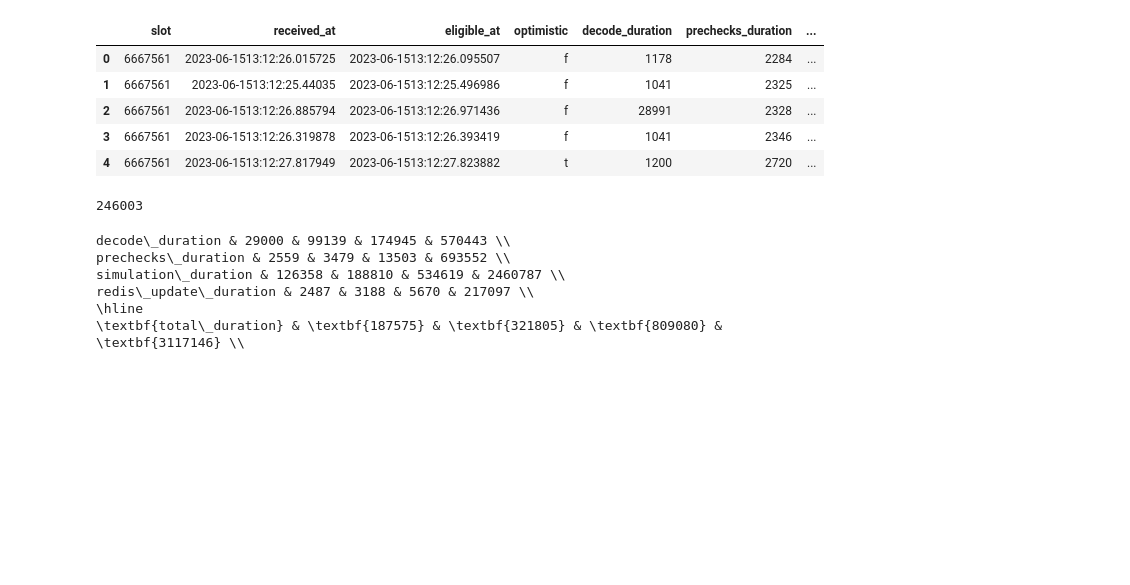
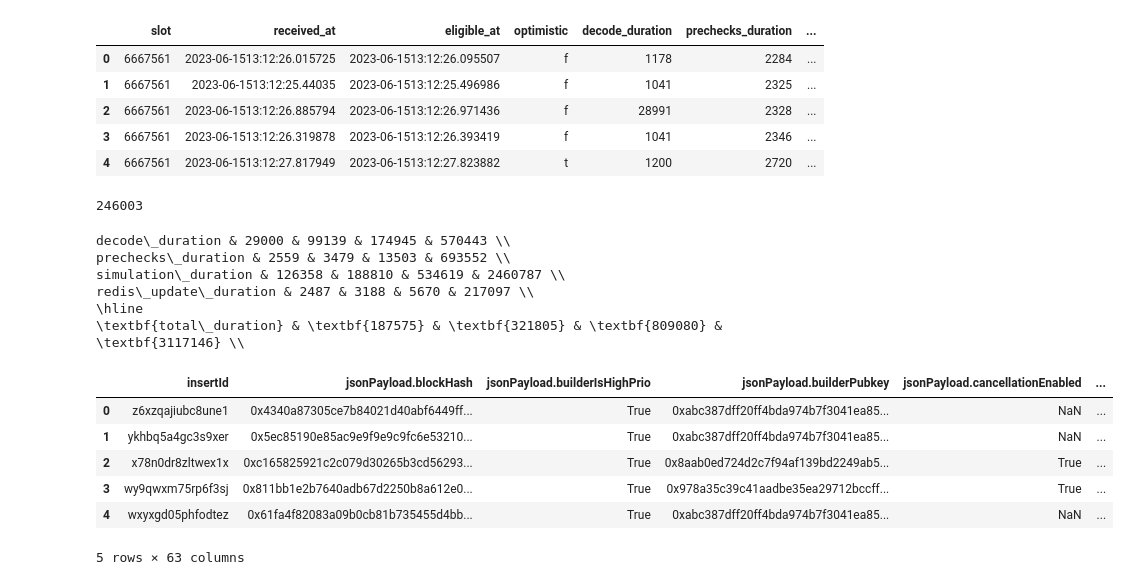
Before and after one commit to michaelneuder/relay-data, a Jupyter notebook: rsy/v2.ipynb, the cells around one changed output. Saved outputs shown, nothing was run; the diff lists cells and outputs as text; code cells hidden in the pictures; blank space fills up the shorter version.

```diff
--- a/rsy/v2.ipynb
+++ b/rsy/v2.ipynb
@@ -191,3 +191,14 @@ def printdf(df):
         st += '\\textbf{{{}}}'.format(str(int(np.percentile(df['total_duration'], i))))
         st += " & "
     print(st[:-3] + ' \\\\')
+# %%
+logs = pd.read_csv('downloaded-logs-20230616-124008.csv')
+logs.head()
+# %% [output]
+|  | insertId | jsonPayload.blockHash | jsonPayload.builderIsHighPrio | jsonPayload.builderPubkey | jsonPayload.cancellationEnabled | ... |
+| 0 | z6xzqajiubc8une1 | 0x4340a87305ce7b84021d40abf6449ff... | True | 0xabc387dff20ff4bda974b7f3041ea85... | NaN | ... |
+| 1 | ykhbq5a4gc3s9xer | 0x5ec85190e85ac9e9f9e9c9fc6e53210... | True | 0xabc387dff20ff4bda974b7f3041ea85... | NaN | ... |
+| 2 | x78n0dr8zltwex1x | 0xc165825921c2c079d30265b3cd56293... | True | 0x8aab0ed724d2c7f94af139bd2249ab5... | True | ... |
+| 3 | wy9qwxm75rp6f3sj | 0x811bb1e2b7640adb67d2250b8a612e0... | True | 0x978a35c39c41aadbe35ea29712bccff... | True | ... |
+| 4 | wxyxgd05phfodtez | 0x61fa4f82083a09b0cb81b735455d4bb... | True | 0xabc387dff20ff4bda974b7f3041ea85... | NaN | ... |
+5 rows × 63 columns
```
Also changed, not shown: parts of 4 cells of this notebook.
